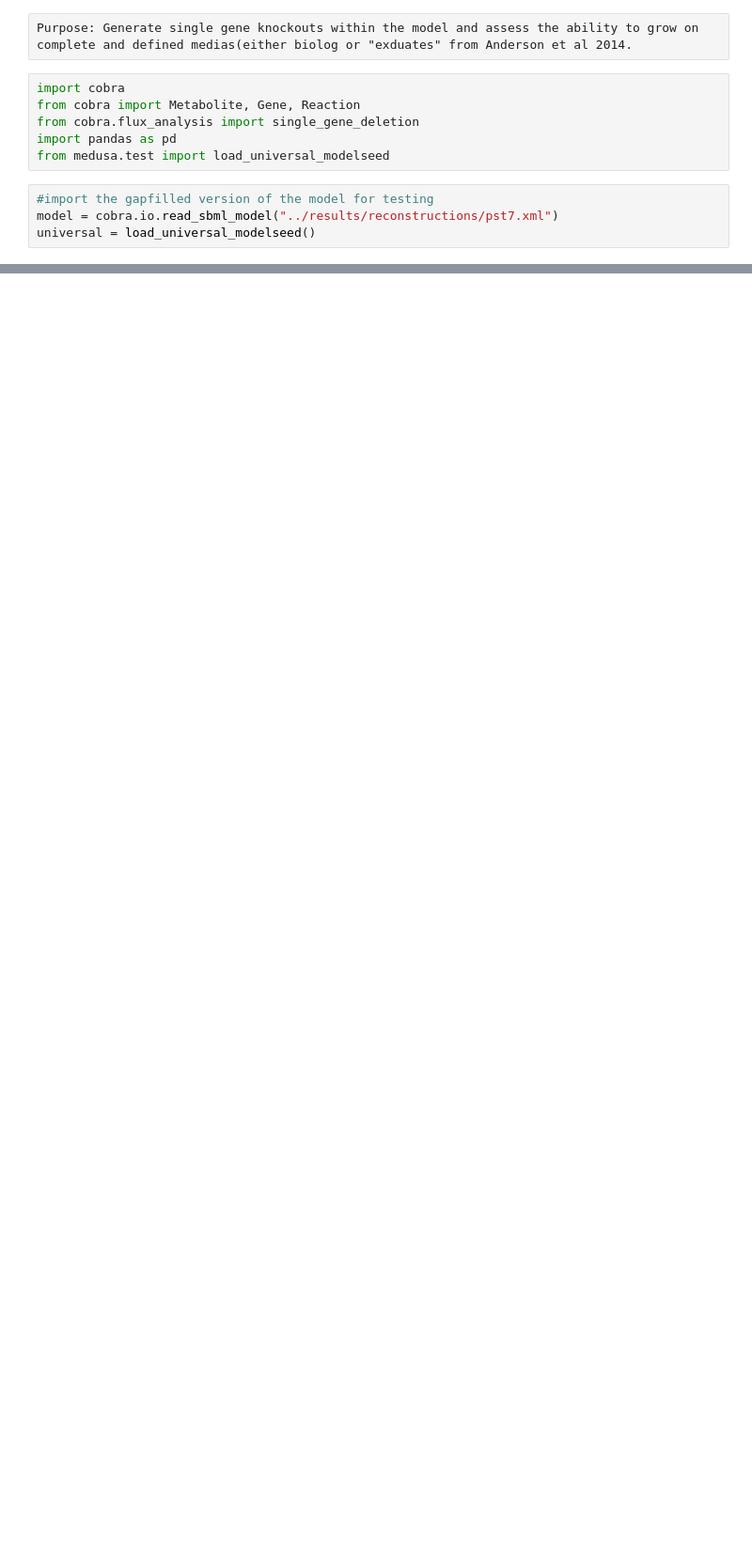
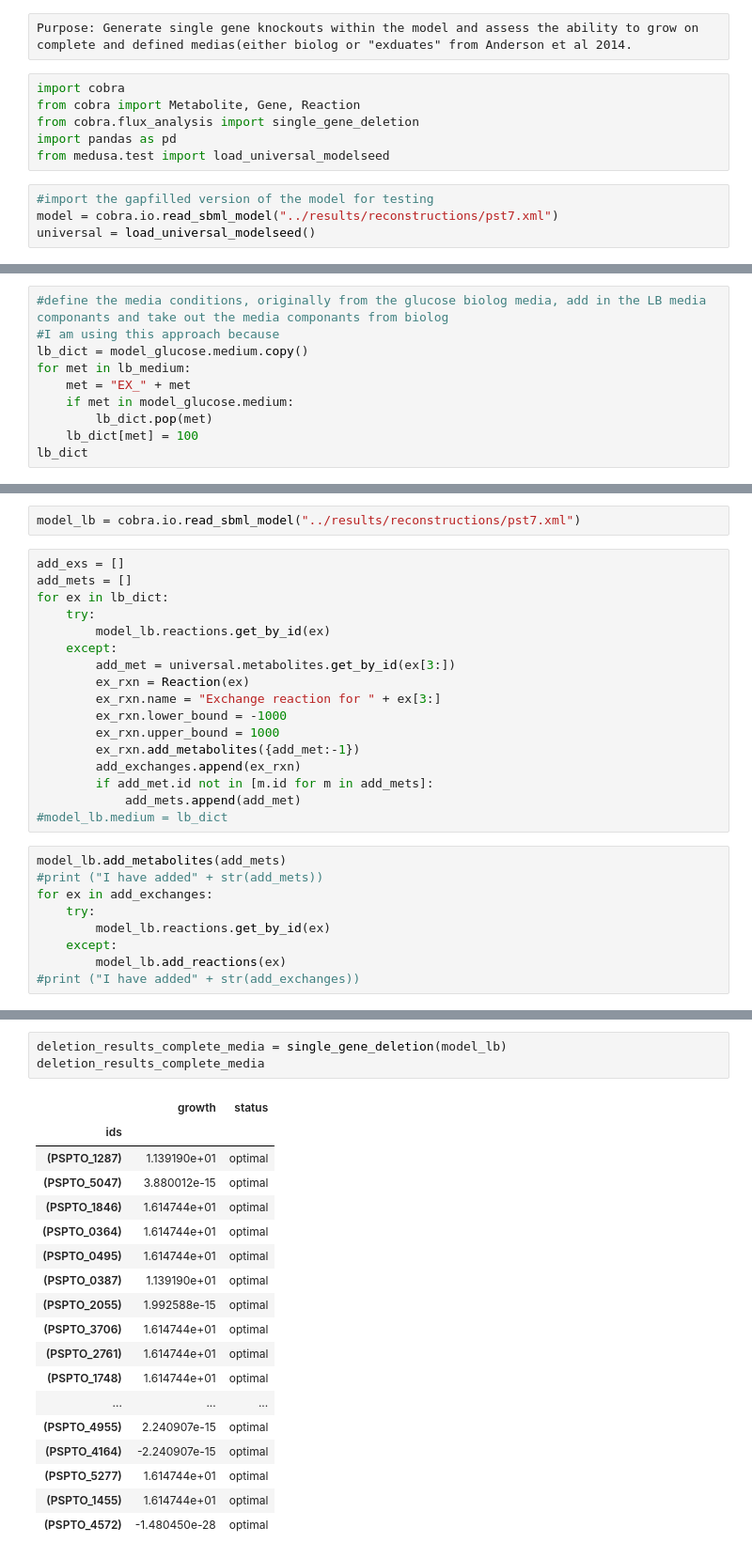
Before and after one commit to gregmedlock/psy_recon, a Jupyter notebook: bin/single_knockout_gene_deletions.ipynb, the cells around one changed output, grey strips where cells are left out. Shown: that part at 94% size. Cells and saved outputs as stored; diff of their text form; blank space fills up the shorter version.

Commit message:
single gene deletions and analysis of essentiality

```diff
--- a/bin/single_knockout_gene_deletions.ipynb
+++ b/bin/single_knockout_gene_deletions.ipynb
@@ -261,0 +194,10 @@ deletion_results_ara_flg_media = single_gene_deletion(model)
+# %%
+#define the media conditions, originally from the glucose biolog media, add in the LB media componants and take out the media componants from biolog
+#I am using this approach because
+lb_dict = model_glucose.medium.copy()
+for met in lb_medium:
+    met = "EX_" + met
+    if met in model_glucose.medium:
+        lb_dict.pop(met)
+    lb_dict[met] = 100
+lb_dict
@@ -261,0 +222,28 @@ deletion_results_ara_flg_media = single_gene_deletion(model)
+# %%
+model_lb = cobra.io.read_sbml_model("../results/reconstructions/pst7.xml")
+# %%
+add_exs = []
+add_mets = []
+for ex in lb_dict:
+    try:
+        model_lb.reactions.get_by_id(ex)
+    except:
+        add_met = universal.metabolites.get_by_id(ex[3:])
+        ex_rxn = Reaction(ex)
+        ex_rxn.name = "Exchange reaction for " + ex[3:]
+        ex_rxn.lower_bound = -1000
+        ex_rxn.upper_bound = 1000
+        ex_rxn.add_metabolites({add_met:-1})
+        add_exchanges.append(ex_rxn)
+        if add_met.id not in [m.id for m in add_mets]:
+            add_mets.append(add_met)
+#model_lb.medium = lb_dict
+# %%
+model_lb.add_metabolites(add_mets)
+#print ("I have added" + str(add_mets))
+for ex in add_exchanges:
+    try:
+        model_lb.reactions.get_by_id(ex)
+    except:
+        model_lb.add_reactions(ex)
+#print ("I have added" + str(add_exchanges))
@@ -261,0 +252,22 @@ deletion_results_ara_flg_media = single_gene_deletion(model)
+# %%
+deletion_results_complete_media = single_gene_deletion(model_lb)
+deletion_results_complete_media
+# %% [output]
+|  | growth | status |
+| ids |  |  |
+| (PSPTO_1287) | 1.139190e+01 | optimal |
+| (PSPTO_5047) | 3.880012e-15 | optimal |
+| (PSPTO_1846) | 1.614744e+01 | optimal |
+| (PSPTO_0364) | 1.614744e+01 | optimal |
+| (PSPTO_0495) | 1.614744e+01 | optimal |
+| (PSPTO_0387) | 1.139190e+01 | optimal |
+| (PSPTO_2055) | 1.992588e-15 | optimal |
+| (PSPTO_3706) | 1.614744e+01 | optimal |
+| (PSPTO_2761) | 1.614744e+01 | optimal |
+| (PSPTO_1748) | 1.614744e+01 | optimal |
+| ... | ... | ... |
+| (PSPTO_4955) | 2.240907e-15 | optimal |
+| (PSPTO_4164) | -2.240907e-15 | optimal |
+| (PSPTO_5277) | 1.614744e+01 | optimal |
+| (PSPTO_1455) | 1.614744e+01 | optimal |
+| (PSPTO_4572) | -1.480450e-28 | optimal |
```
Also changed, not shown: parts of 28 cells of this notebook, 10 other files.
